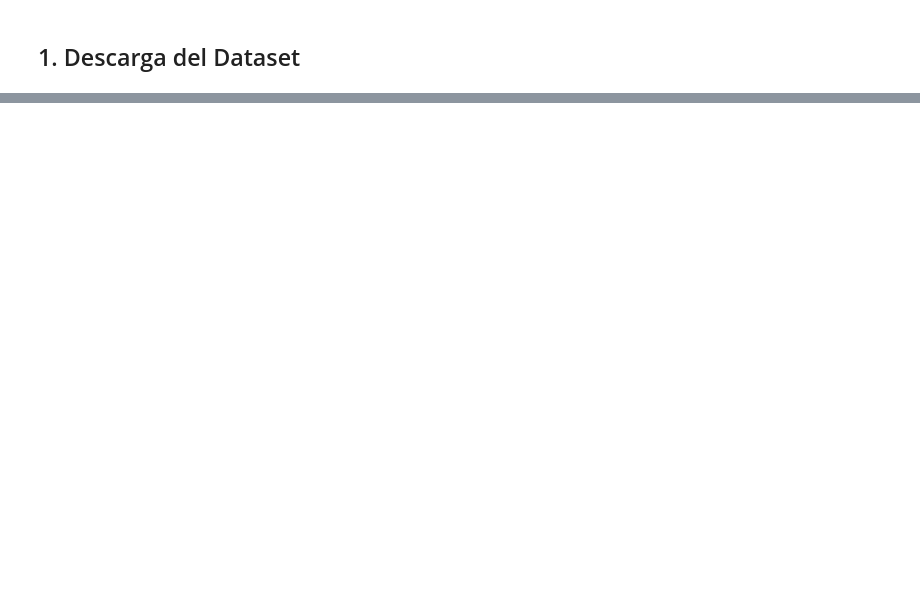
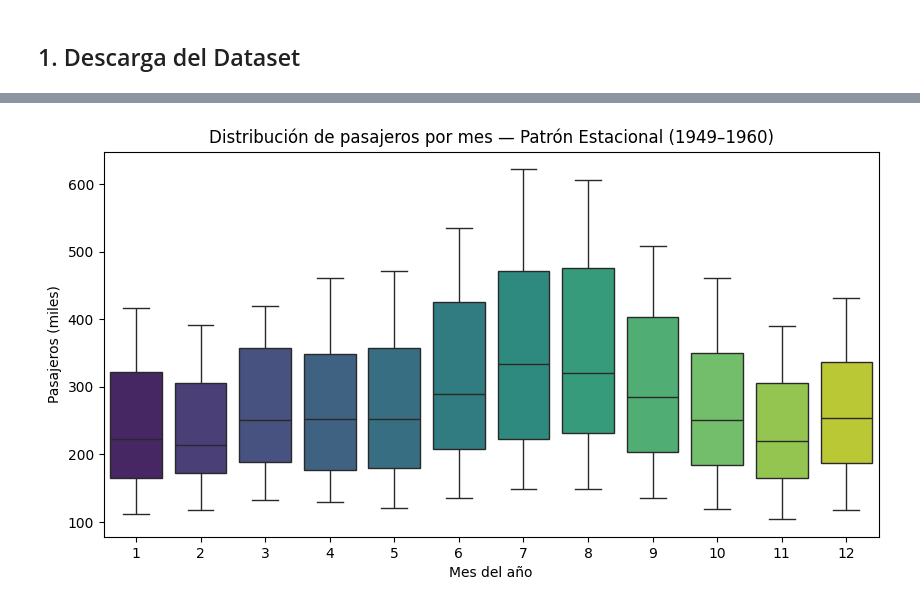
Before and after one commit to jbrazonath/Analisis-de-Series-de-Tiempo, a Jupyter notebook: Proyecto_Series_Tiempo.ipynb, the cells around one changed output, grey strips where cells are left out. Saved outputs shown, nothing was run; the diff lists cells and outputs as text; code cells hidden in the pictures; blank space fills up the shorter version.

```diff
--- a/Proyecto_Series_Tiempo.ipynb
+++ b/Proyecto_Series_Tiempo.ipynb
@@ -99,12 +196,15 @@ plt.show()
 # %%
-# 2. Análisis de "Outliers" Estacionales (Boxplot por Mes)
-# Queremos ver si los meses de verano siempre tienen picos o si hubo un verano atípico.
+# El boxplot muestra la distribución de pasajeros para cada mes a lo largo de los 12 años.
+# Se observa que existe una jerarquía estacional consistente: julio y agosto tienen
+# medianas más altas, confirmando el ciclo anual.
 df['mes'] = df.index.month
 plt.figure(figsize=(10, 5))
 sns.boxplot(x='mes', y='pasajeros', data=df, palette='viridis')
-plt.title('Distribución de pasajeros por mes (Patrón Estacional)')
+plt.title('Distribución de pasajeros por mes — Patrón Estacional (1949–1960)')
 plt.xlabel('Mes del año')
-plt.ylabel('Pasajeros')
+plt.ylabel('Pasajeros (miles)')
 plt.show()
+# %% [output]
+[figure, added]
 # %%
 # 3. Descomposición de la Serie de Tiempo
```
Also changed, not shown: parts of 81 cells of this notebook.
